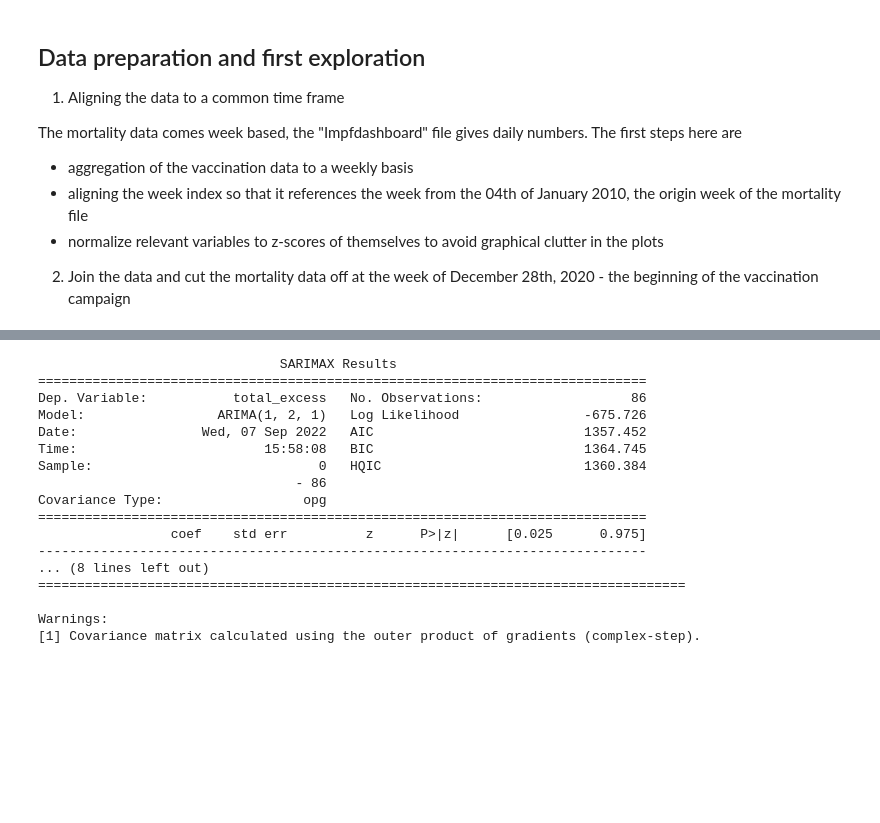
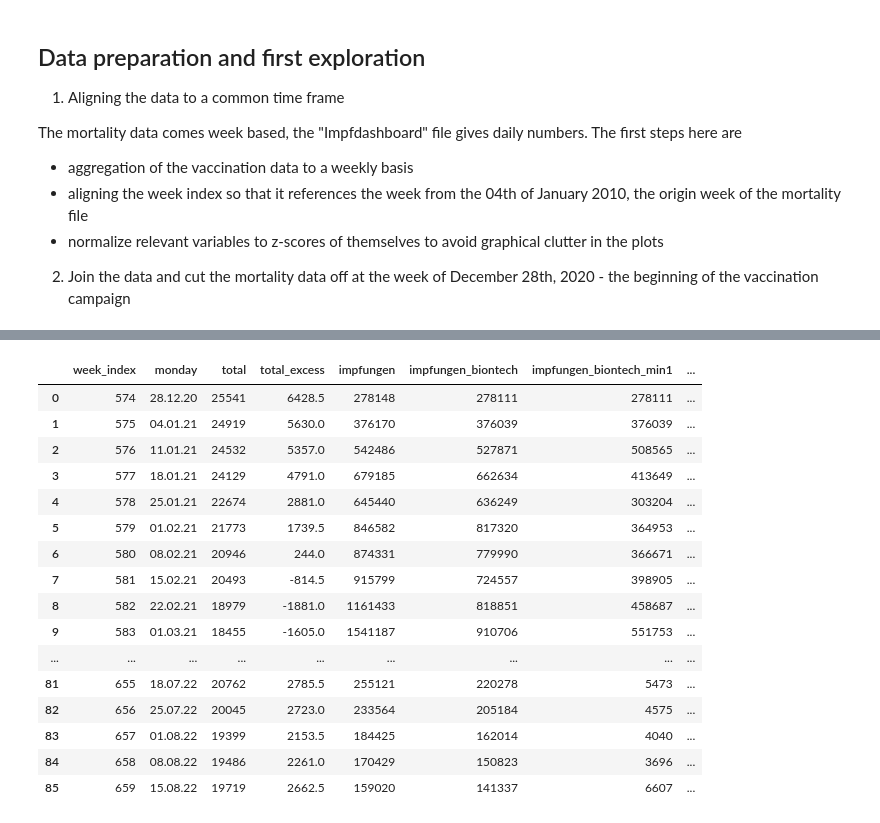
Before and after one commit to matthiasdaues/corona_mortality, a Jupyter notebook: notebooks/mortality_and_vaccination_against_covid.ipynb, the cells around one changed output, grey strips where cells are left out. Saved outputs shown, nothing was run; the diff lists cells and outputs as text; code cells hidden in the pictures; blank space fills up the shorter version.

```diff
--- a/notebooks/mortality_and_vaccination_against_covid.ipynb
+++ b/notebooks/mortality_and_vaccination_against_covid.ipynb
@@ -432,26 +249,21 @@ plt.show()
-# %%
-from statsmodels.tsa.arima.model import ARIMA
-
-# Actual vs Fitted
-model2 = ARIMA(death_vax_weekly[['total_excess']], order=(2,0,1))
-
-model_fit = model.fit()
-print(model_fit.summary())
-# %% [output]
-                               SARIMAX Results
-==============================================================================
-Dep. Variable:           total_excess   No. Observations:                   86
-Model:                 ARIMA(1, 2, 1)   Log Likelihood                -675.726
-Date:                Wed, 07 Sep 2022   AIC                           1357.452
-Time:                        15:58:08   BIC                           1364.745
-Sample:                             0   HQIC                          1360.384
-                                 - 86
-Covariance Type:                  opg
-==============================================================================
-                 coef    std err          z      P>|z|      [0.025      0.975]
-------------------------------------------------------------------------------
-... (8 lines left out)
-===================================================================================
-
-Warnings:
-[1] Covariance matrix calculated using the outer product of gradients (complex-step).
+# %%
+with pd.option_context('display.max_rows', None):
+    display(death_vax_weekly)
+# %% [output]
+|  | week_index | monday | total | total_excess | impfungen | impfungen_biontech | impfungen_biontech_min1 | ... |
+| 0 | 574 | 28.12.20 | 25541 | 6428.5 | 278148 | 278111 | 278111 | ... |
+| 1 | 575 | 04.01.21 | 24919 | 5630.0 | 376170 | 376039 | 376039 | ... |
+| 2 | 576 | 11.01.21 | 24532 | 5357.0 | 542486 | 527871 | 508565 | ... |
+| 3 | 577 | 18.01.21 | 24129 | 4791.0 | 679185 | 662634 | 413649 | ... |
+| 4 | 578 | 25.01.21 | 22674 | 2881.0 | 645440 | 636249 | 303204 | ... |
+| 5 | 579 | 01.02.21 | 21773 | 1739.5 | 846582 | 817320 | 364953 | ... |
+| 6 | 580 | 08.02.21 | 20946 | 244.0 | 874331 | 779990 | 366671 | ... |
+| 7 | 581 | 15.02.21 | 20493 | -814.5 | 915799 | 724557 | 398905 | ... |
+| 8 | 582 | 22.02.21 | 18979 | -1881.0 | 1161433 | 818851 | 458687 | ... |
+| 9 | 583 | 01.03.21 | 18455 | -1605.0 | 1541187 | 910706 | 551753 | ... |
+| ... | ... | ... | ... | ... | ... | ... | ... | ... |
+| 81 | 655 | 18.07.22 | 20762 | 2785.5 | 255121 | 220278 | 5473 | ... |
+| 82 | 656 | 25.07.22 | 20045 | 2723.0 | 233564 | 205184 | 4575 | ... |
+| 83 | 657 | 01.08.22 | 19399 | 2153.5 | 184425 | 162014 | 4040 | ... |
+| 84 | 658 | 08.08.22 | 19486 | 2261.0 | 170429 | 150823 | 3696 | ... |
+| 85 | 659 | 15.08.22 | 19719 | 2662.5 | 159020 | 141337 | 6607 | ... |
```
Also changed, not shown: parts of 12 cells of this notebook, 2 other files.
